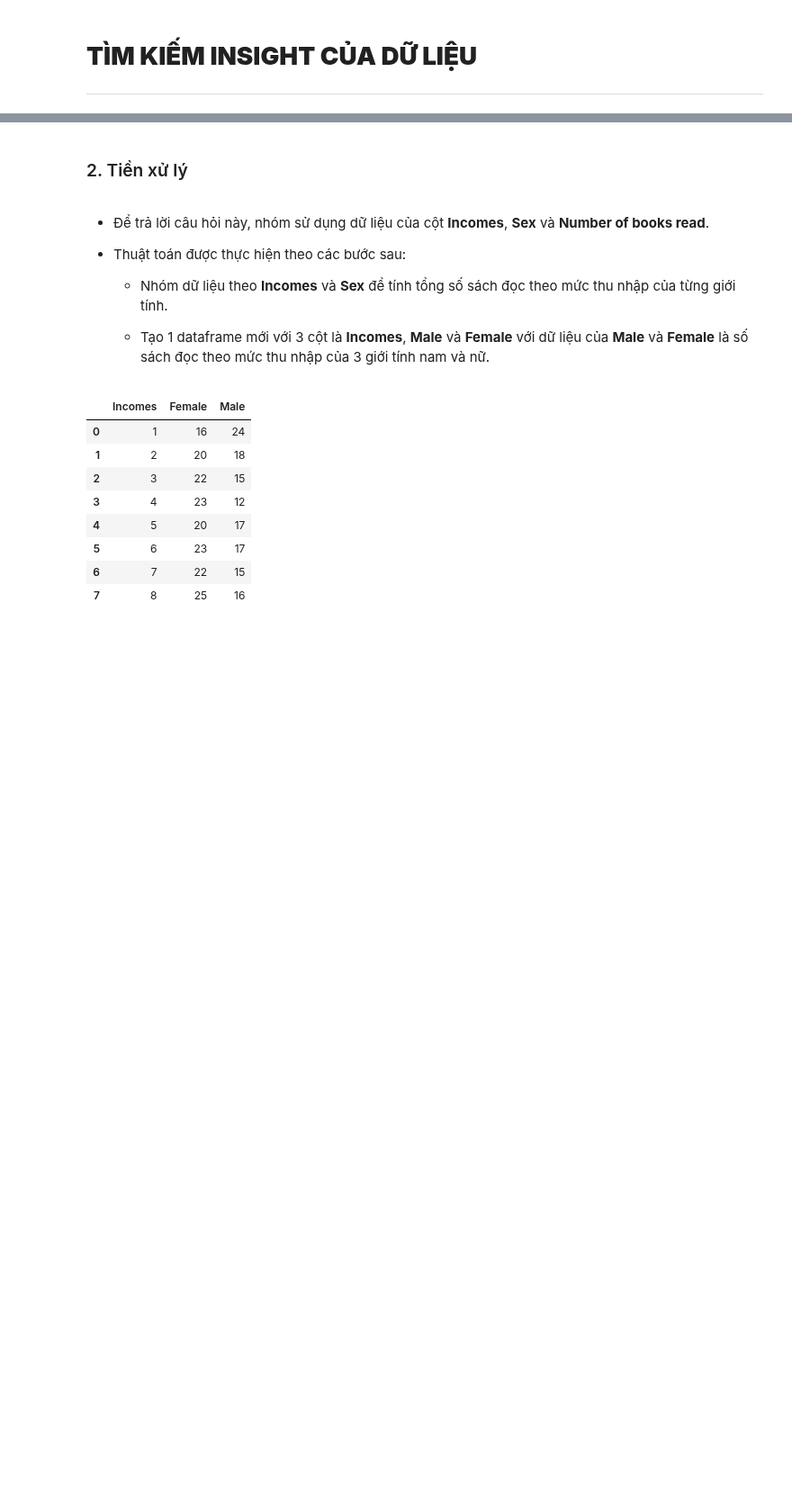
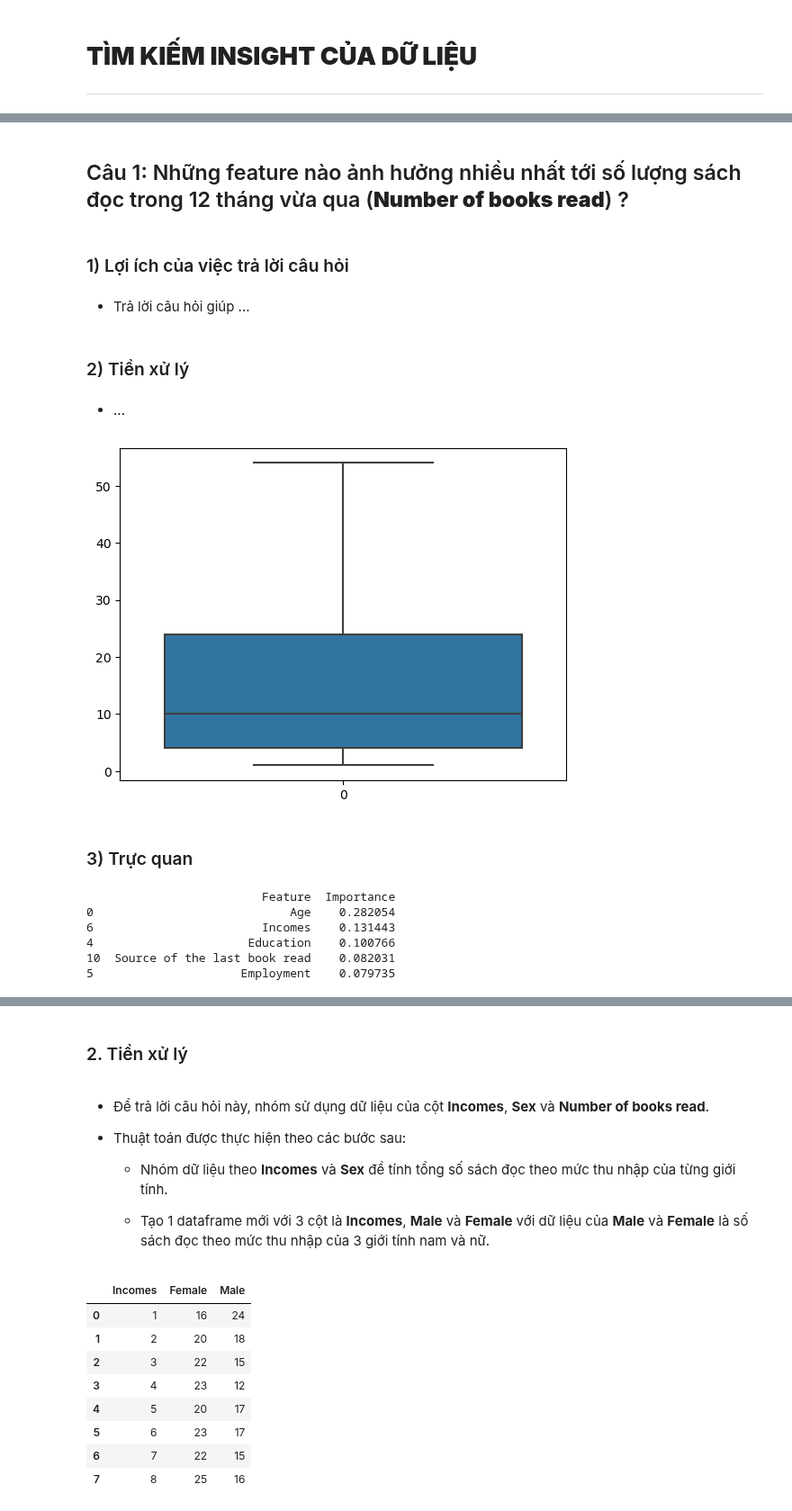
Before and after one commit to neyngnn/LTKHDL, a Jupyter notebook: notebook/Eda.ipynb, the cells around one changed output, grey strips where cells are left out. Shown at 90% size. Cells and saved outputs as stored; diff of their text form; code cells hidden in the pictures; blank space fills up the shorter version.

```diff
--- a/notebook/Eda.ipynb
+++ b/notebook/Eda.ipynb
@@ -16,3 +20,32 @@ df.head()
 | 2 | 27 | Male | Mixed race | Married | High school | Employed full-time | 5 | 97 | ... |
 | 3 | 16 | Female | Mixed race | Never been married | Some high school | Employed part-time | 2 | 97 | ... |
 | 4 | 55 | Female | Asian/Pacific Islander | Divorced | Some college | Self-employed | 5 | 97 | ... |
+# %% [markdown]
+## Câu 1: Những feature nào ảnh hưởng nhiều nhất tới số lượng sách đọc trong 12 tháng vừa qua (**Number of books read**) ?
+# %% [markdown]
+### 1) Lợi ích của việc trả lời câu hỏi
+# %% [markdown]
+- Trả lời câu hỏi giúp ...
+# %% [markdown]
+### 2) Tiền xử lý
+# %% [markdown]
+- ...
+# %%
+# Xử lý ngoại lai trong Number of books read bằng IQR
+def handle_outliers(series):
+    Q1 = series.quantile(0.25)
+    Q3 = series.quantile(0.75)
+    IQR = Q3 - Q1
+
+    lower_bound = Q1 - 1.5 * IQR
+    upper_bound = Q3 + 1.5 * IQR
+
+    series_clipped = series.clip(lower=lower_bound, upper=upper_bound)
+    return series_clipped
+
+data = df.copy()
+data['Number of books read'] = handle_outliers(data['Number of books read'])
+%matplotlib inline
+sns.boxplot(data=data['Number of books read']);
+# %% [output]
+[figure, added]
@@ -18,0 +74,14 @@ df.head()
+# %% [markdown]
+### 3) Trực quan
+# %%
+importance_df = pd.DataFrame({
+    'Feature': feature_names,
+    'Importance': feature_importances
+}).sort_values(by='Importance', ascending=False)
+# %% [output]
+                         Feature  Importance
+0                            Age    0.282054
+6                        Incomes    0.131443
+4                      Education    0.100766
+10  Source of the last book read    0.082031
+5                     Employment    0.079735
```
Also changed, not shown: parts of 11 cells of this notebook.
